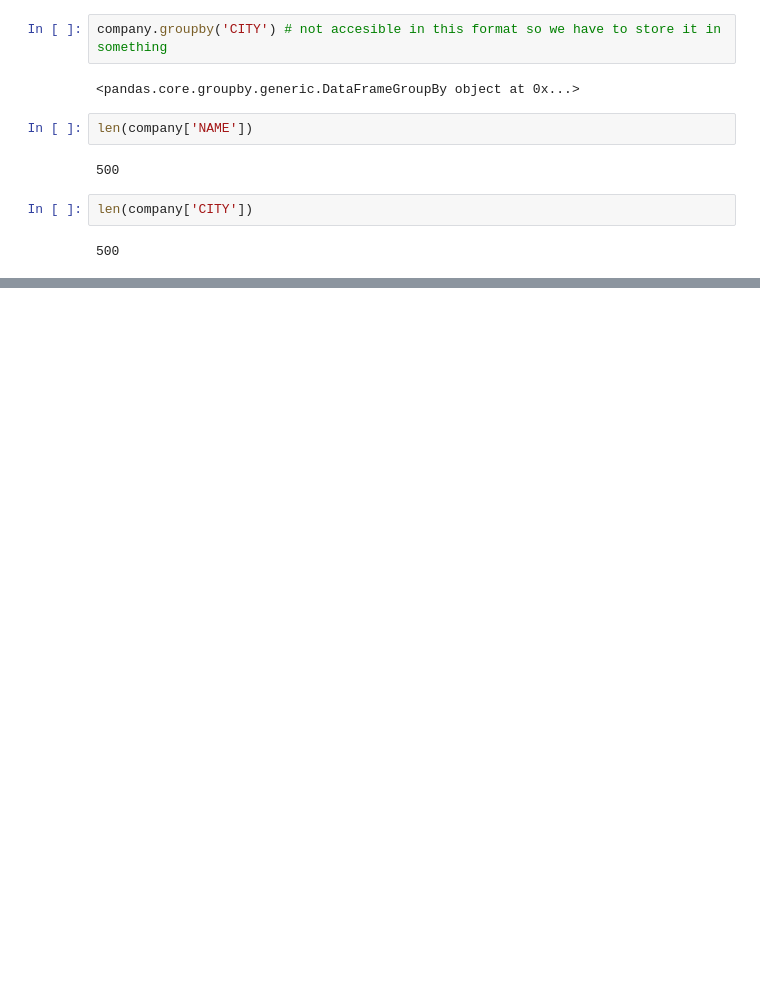
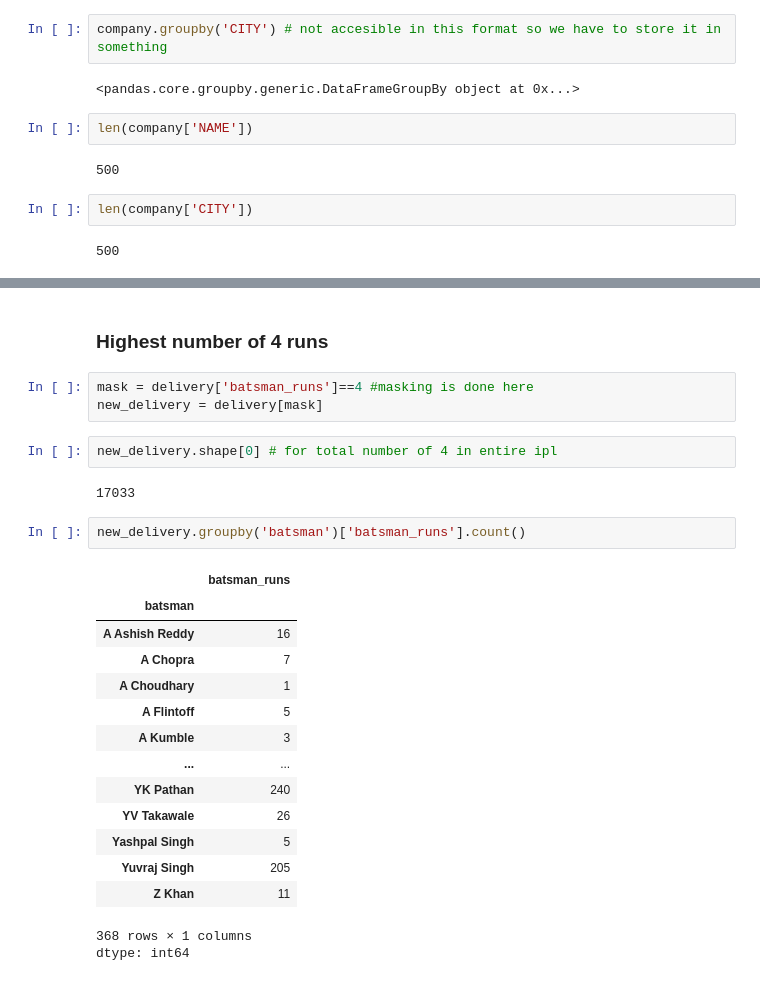
Before and after one commit to RitukumariBE/Pandas, a Jupyter notebook: Pandas.ipynb, the cells around one changed output, grey strips where cells are left out. Cells and saved outputs as stored; diff of their text form; blank space fills up the shorter version.

```diff
--- a/Pandas.ipynb
+++ b/Pandas.ipynb
@@ -713,0 +798,27 @@ len(company['CITY'])
+# %% [markdown]
+### Highest number of 4 runs
+# %%
+mask = delivery['batsman_runs']==4 #masking is done here
+new_delivery = delivery[mask]
+# %%
+new_delivery.shape[0] # for total number of 4 in entire ipl
+# %% [output]
+17033
+# %%
+new_delivery.groupby('batsman')['batsman_runs'].count()
+# %% [output]
+|  | batsman_runs |
+| batsman |  |
+| A Ashish Reddy | 16 |
+| A Chopra | 7 |
+| A Choudhary | 1 |
+| A Flintoff | 5 |
+| A Kumble | 3 |
+| ... | ... |
+| YK Pathan | 240 |
+| YV Takawale | 26 |
+| Yashpal Singh | 5 |
+| Yuvraj Singh | 205 |
+| Z Khan | 11 |
+368 rows × 1 columns
+dtype: int64
```
Also changed, not shown: parts of 13 cells of this notebook.
